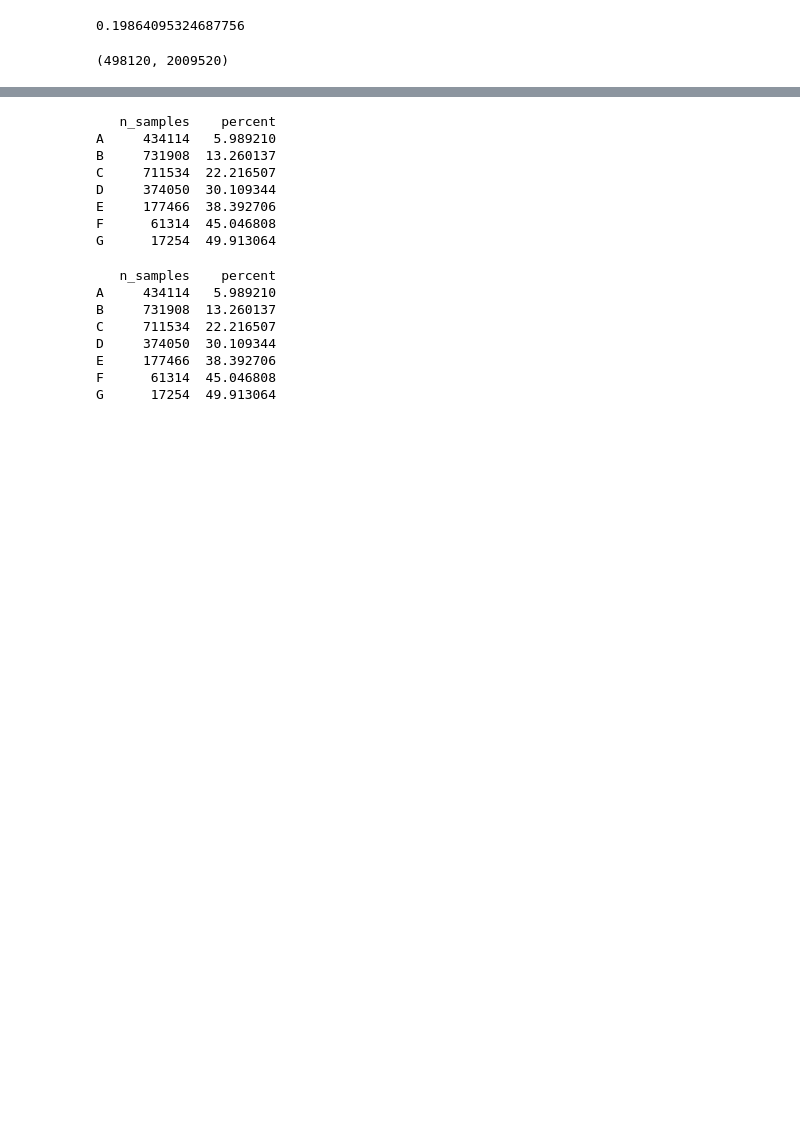
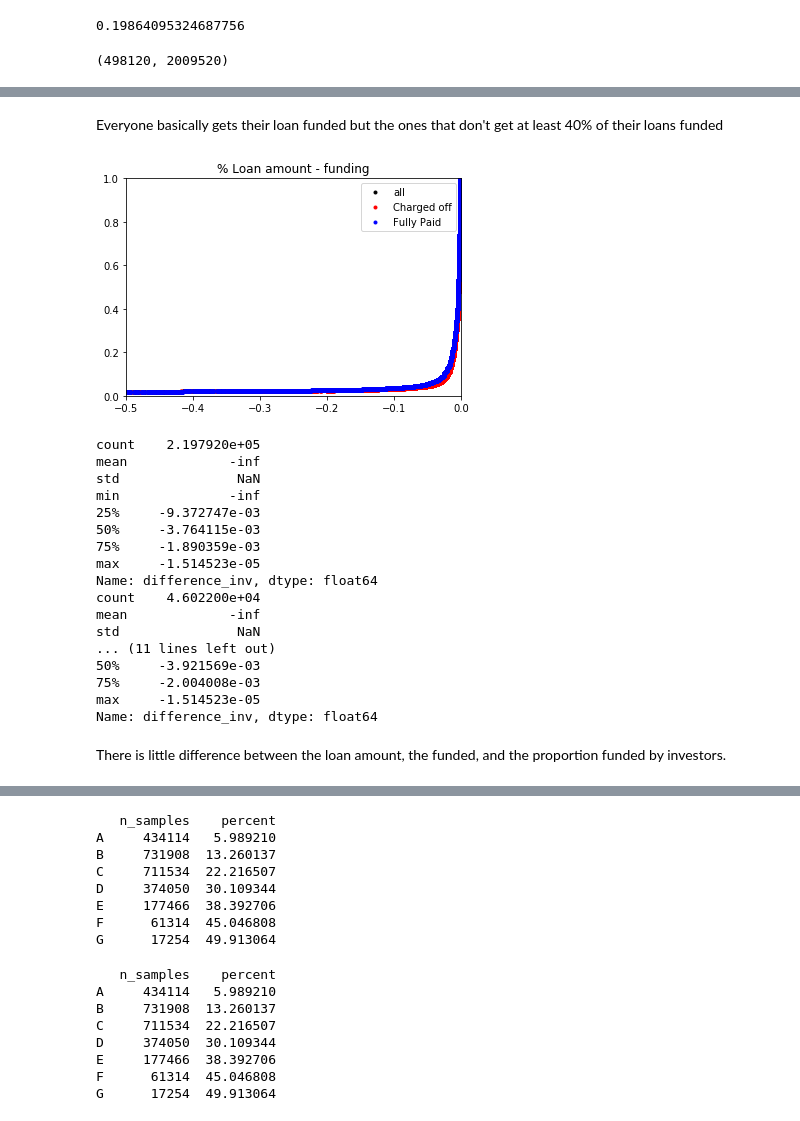
Before and after one commit to georgelee144/lending_club, a Jupyter notebook: loan_data cleaning and stats.ipynb, the cells around one changed output, grey strips where cells are left out. Drawn from its saved outputs; the diff is of its cells as text; code cells hidden in the pictures; blank space fills up the shorter version.

```diff
--- a/loan_data cleaning and stats.ipynb
+++ b/loan_data cleaning and stats.ipynb
@@ -78,3 +168,44 @@ len(df_bad),len(df_pass)
+# %% [markdown]
+Everyone basically gets their loan funded but the ones that don't get at least 40% of their loans funded
+# %%
+percent_diff = df.loc[(df.difference_inv > 0) | (df.difference_inv < 0)]
+
+df_x,df_y = ecdf(percent_diff.difference_inv)
+df_bad_x,df_bad_y = ecdf(percent_diff.loc[percent_diff.loan_status==0].difference_inv)
+df_pass_x,df_pass_y = ecdf(percent_diff.loc[percent_diff.loan_status==1].difference_inv)
+
+plt.plot(df_x,df_y,marker='.',linestyle='none',color='black',label='all')
+plt.plot(df_bad_x,df_bad_y,marker='.',linestyle='none',color='red',label='Charged off')
+plt.plot(df_pass_x,df_pass_y,marker='.',linestyle='none',color='blue',label='Fully Paid')
+plt.axis([-.5, 0, 0, 1])
+plt.title('% Loan amount - funding')
+plt.legend(loc='best')
+plt.show()
+
+print(percent_diff.difference_inv.describe())
+print(percent_diff.loc[percent_diff.loan_status==0].difference_inv.describe())
+print(percent_diff.loc[percent_diff.loan_status==1].difference_inv.describe())
+# %% [output]
+[figure, added]
+count    2.197920e+05
+mean             -inf
+std               NaN
+min              -inf
+25%     -9.372747e-03
+50%     -3.764115e-03
+75%     -1.890359e-03
+max     -1.514523e-05
+Name: difference_inv, dtype: float64
+count    4.602200e+04
+mean             -inf
+std               NaN
+... (11 lines left out)
+50%     -3.921569e-03
+75%     -2.004008e-03
+max     -1.514523e-05
+Name: difference_inv, dtype: float64
+# %% [markdown]
+There is little difference between the loan amount, the funded, and the proportion funded by investors.
 # %%
 for thing in df.columns:
     print(thing)
```
Also changed, not shown: parts of 24 cells of this notebook.
